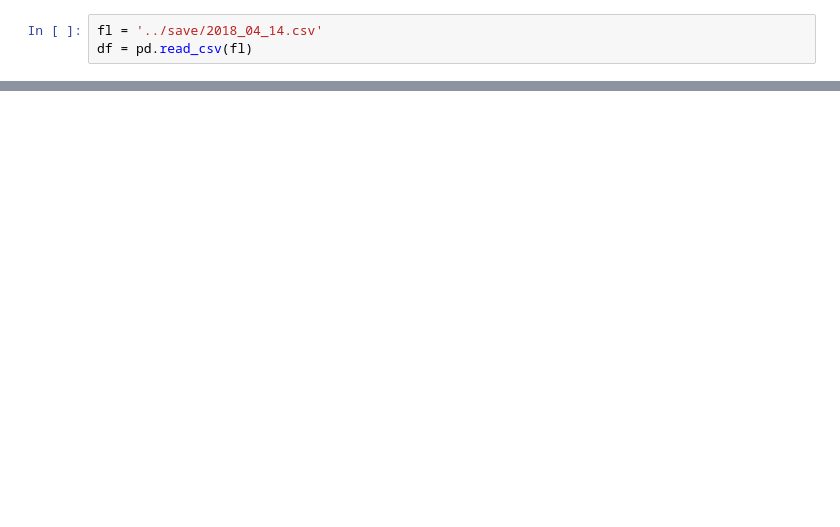
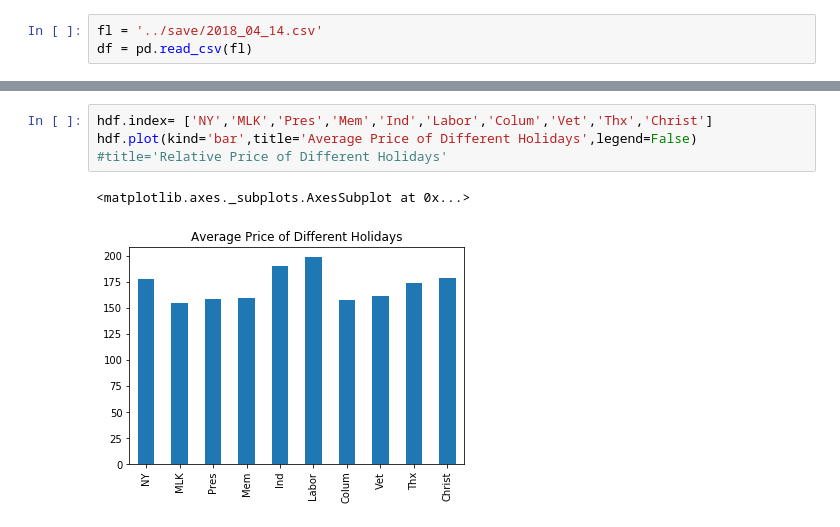
Before and after one commit to hengjiwang/seattle_airbnb_prediction, a Jupyter notebook: clean_and_feature_extraction/data_plot.ipynb, the cells around one changed output, grey strips where cells are left out. Saved outputs shown, nothing was run; the diff lists cells and outputs as text; blank space fills up the shorter version.

```diff
--- a/clean_and_feature_extraction/data_plot.ipynb
+++ b/clean_and_feature_extraction/data_plot.ipynb
@@ -16,0 +73,6 @@ hdf.plot(kind='bar',title='Relative Price of Different Holidays',legend=False)
+# %%
+hdf.index= ['NY','MLK','Pres','Mem','Ind','Labor','Colum','Vet','Thx','Christ']
+hdf.plot(kind='bar',title='Average Price of Different Holidays',legend=False) #title='Relative Price of Different Holidays'
+# %% [output]
+<matplotlib.axes._subplots.AxesSubplot at 0x...>
+[figure, added]
```
Also changed, not shown: parts of 24 cells of this notebook, 9 other files.
